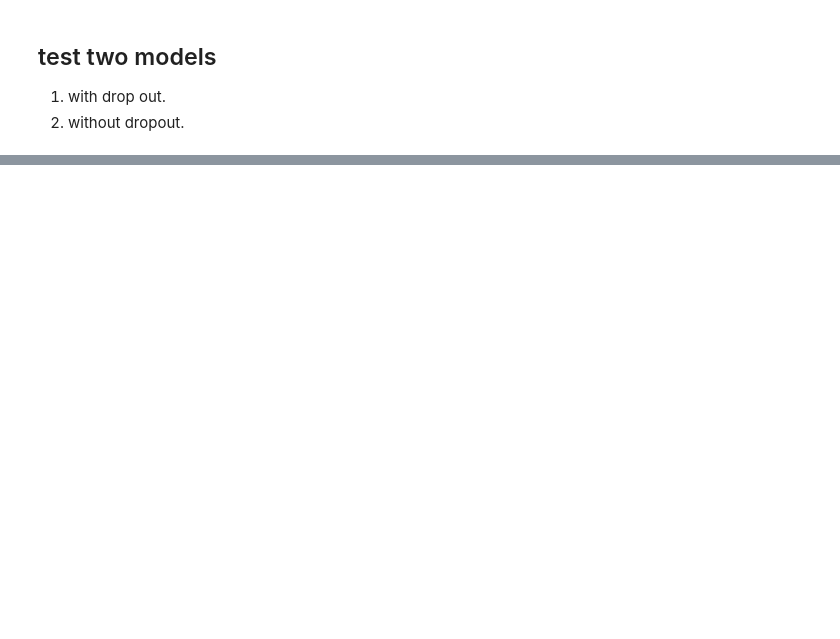
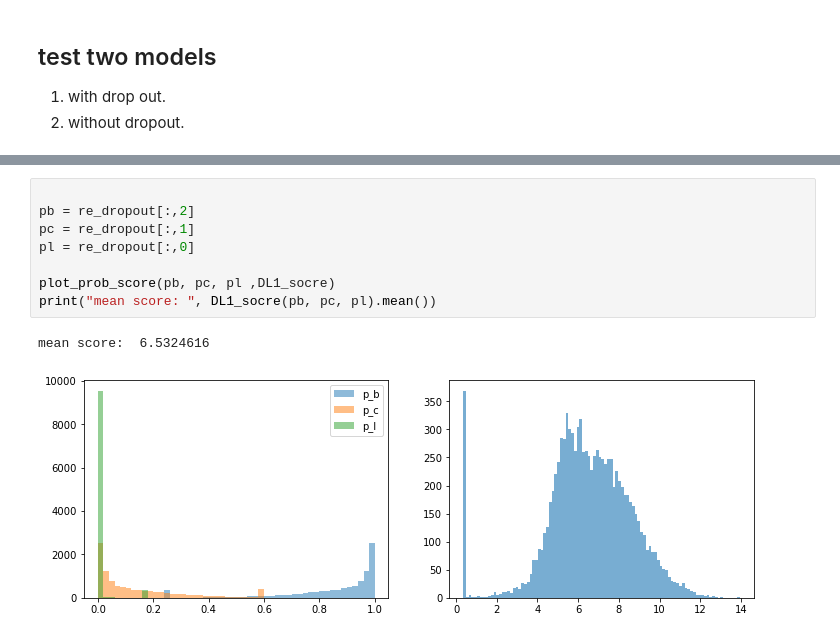
Before and after one commit to ablet-imin/DL1_model, a Jupyter notebook: DL1_tests.ipynb, the cells around one changed output, grey strips where cells are left out. Drawn from its saved outputs; the diff is of its cells as text; blank space fills up the shorter version.

```diff
--- a/DL1_tests.ipynb
+++ b/DL1_tests.ipynb
@@ -45 +102,12 @@ def DL1_socre(softmax_prob):
+# %%
+
+pb = re_dropout[:,2]
+pc = re_dropout[:,1]
+pl = re_dropout[:,0]
+
+plot_prob_score(pb, pc, pl ,DL1_socre)
+print("mean score: ", DL1_socre(pb, pc, pl).mean())
+# %% [output]
+mean score:  6.5324616
+[figure, added]
 # %%
```
Also changed, not shown: parts of 17 cells of this notebook, 14 other files.
